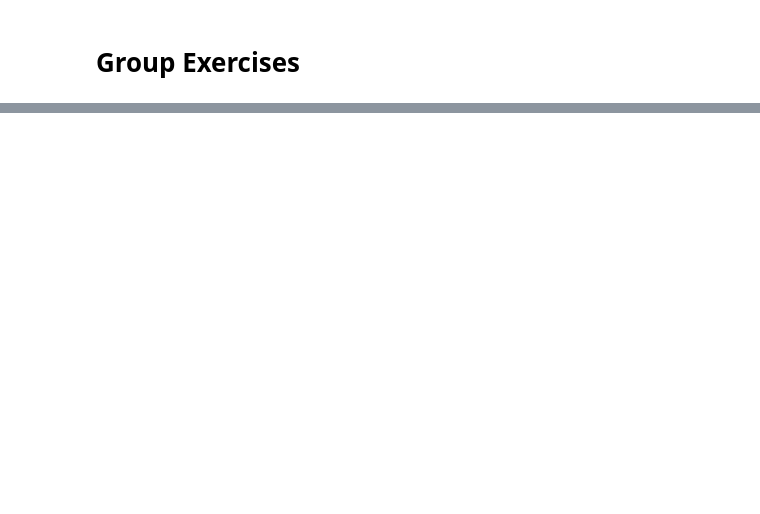
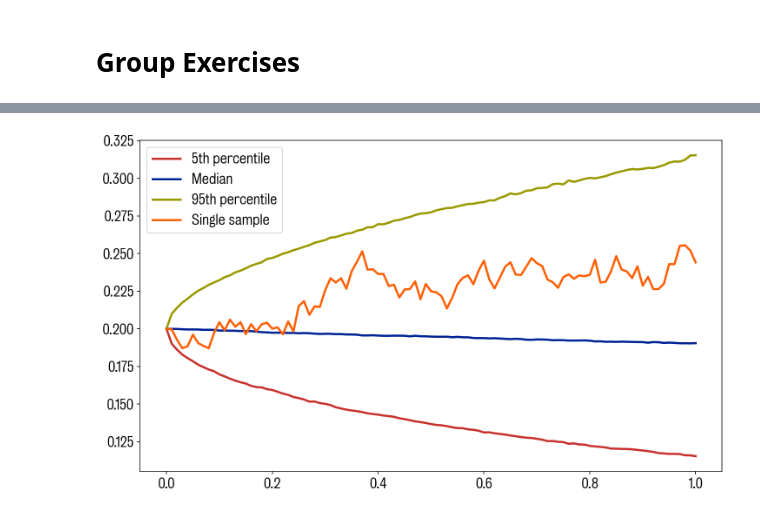
Before and after one commit to XLalex/-----, a Jupyter notebook: 9GroupExercises.ipynb, the cells around one changed output, grey strips where cells are left out. Drawn from its saved outputs; the diff is of its cells as text; code cells hidden in the pictures; blank space fills up the shorter version.

```diff
--- a/9GroupExercises.ipynb
+++ b/9GroupExercises.ipynb
@@ -30,0 +47,34 @@ Can you think of any other tests you could perform to test the validity of our m
+# %%
+c = 0.3
+mu = 0.08
+sigma0 = 0.2
+S0 = 100
+T = 1
+
+n_simulations = 10000
+n_steps = 100
+dt = T/n_steps
+sigma = np.zeros((n_simulations,n_steps+1))
+S = np.zeros((n_simulations,n_steps+1))
+S[:,0] = S0
+sigma[:,0] = sigma0
+t = np.linspace(0,T,n_steps+1)
+for i in range(0,n_steps):
+    eps1 = np.random.randn(n_simulations)
+    eps2 = np.random.randn(n_simulations)
+    sigma[:,i+1]=sigma[:,i] + c *sigma[:,i] *sqrt(dt)*eps1
+    S[:,i+1]=S[:,i] + S[:,i]*(mu*dt + sigma[:,i]*sqrt(dt)*eps2)
+# %%
+def fan_diagram( X, t, title ):
+    lower = np.percentile(X,5, axis=0)
+    median = np.percentile(X,50, axis=0)
+    upper = np.percentile(X,95, axis=0)
+    plt.plot(t, lower, label='5th percentile' )
+    plt.plot(t, median, label='Median' )
+    plt.plot(t, upper, label='95th percentile' )
+    plt.plot(t, X[0,:], label='Single sample')
+    plt.legend()
+
+fan_diagram( sigma, t, 'Simulated Volatility $\sigma_t$')
+# %% [output]
+[figure, added]
```
Also changed, not shown: parts of 7 cells of this notebook, 1 other file.
